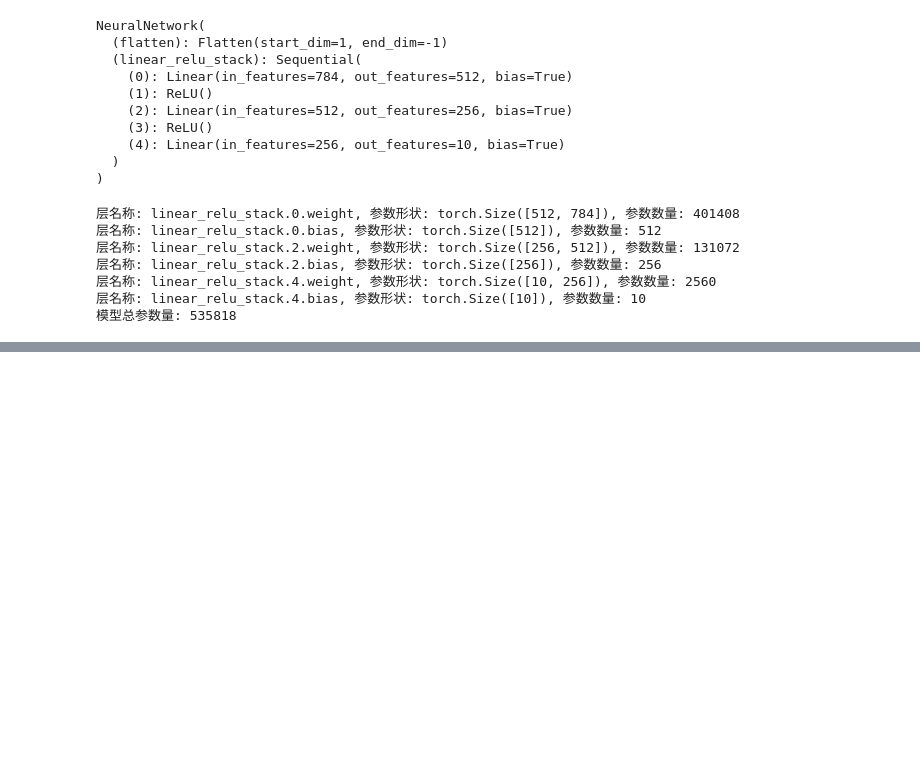
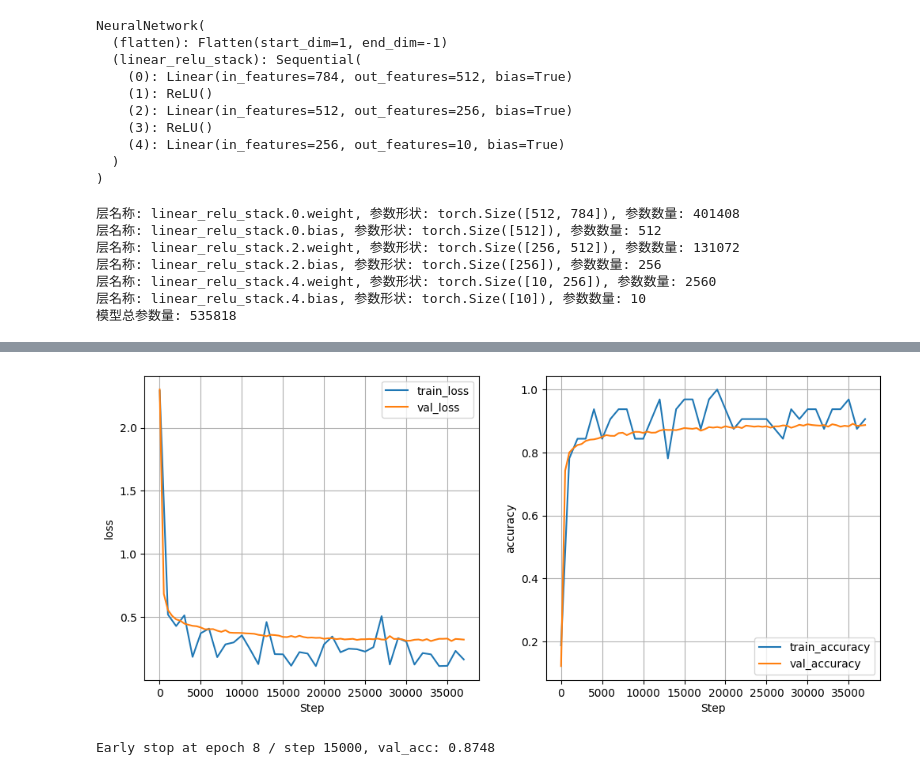
Before and after one commit to wjaren/AI, a Jupyter notebook: deep_learning/torch.ipynb, the cells around one changed output, grey strips where cells are left out. Saved outputs shown, nothing was run; the diff lists cells and outputs as text; code cells hidden in the pictures; blank space fills up the shorter version.

```diff
--- a/deep_learning/torch.ipynb
+++ b/deep_learning/torch.ipynb
@@ -119,10 +165,10 @@ plt.show()
 # num_workers参数指定用于数据加载的子进程数量，默认为0表示在主进程中加载数据。
 # pin_memory参数指定是否将数据加载到固定内存中，这对于使用GPU训练模型时可以提高性能。
 train_loader = torch.utils.data.DataLoader(
-    train_ds, batch_size=128, shuffle=True, num_workers=0
+    train_ds, batch_size=32, shuffle=True, num_workers=0
 )
 val_loader = torch.utils.data.DataLoader(
-    val_ds, batch_size=128, shuffle=False, num_workers=0
+    val_ds, batch_size=32, shuffle=False, num_workers=0
 )
 # %%
 for data, label in train_loader:
@@ -245,7 +291,7 @@ def evaluate(model, dataloader, loss_fn):
     # 返回平均损失值和准确率
     return np.mean(loss_list), accuracy
 # %%
-def train(model, train_loader, val_loader, loss_fn, optimizer, epochs, eval_interval=500):
+def train(model, train_loader, val_loader, loss_fn, optimizer, epochs=20, eval_interval=500):
     record_dict = {
         'train': [],
         'val': []
@@ -254,7 +300,7 @@ def train(model, train_loader, val_loader, loss_fn, optimizer, epochs, eval_inte
     global_step = 0  # 定义一个全局步骤计数器，用于跟踪训练过程中的总步骤数
     model.train()  # 将模型设置为训练模式，启用dropout和batch normalization等训练特定的行为
 
-    with tqdm(total=epochs * len(train_loader)) as pbar:  # 使用tqdm库创建一个进度条，显示训练的进度
+    with tqdm(total=epochs * len(train_loader), desc="Training") as pbar:  # 使用tqdm库创建一个进度条，显示训练的进度
         for epoch in range(epochs):  # 训练指定的轮数
             for data, label in train_loader:
                 data = data.to(device)  # 将输入数据移动到指定设备（CPU或GPU）
@@ -303,7 +349,4 @@ def train(model, train_loader, val_loader, loss_fn, optimizer, epochs, eval_inte
     return record_dict
 # %%
 model = model.to(device)  # 将模型移动到指定设备（CPU或GPU）
-record_dict = train(
-    model, train_loader, val_loader,
-    loss_fn, optimizer, epochs=20, eval_interval=1000
-)
+record_dict = train(model, train_loader, val_loader, loss_fn, optimizer)
@@ -309,0 +381,14 @@ record_dict = train(
+# %%
+fig, axs = plt.subplots(1, 2, figsize=(12, 5))
+for idx, item in enumerate(['loss', 'accuracy']):
+    ax = axs[idx]
+    ax.plot([x['step'] for x in record_dict['train']][::1000],
+            [x[item] for x in record_dict['train']][::1000], label='train_' + item)
+    ax.plot([x['step'] for x in record_dict['val']],
+            [x[item] for x in record_dict['val']], label='val_' + item)
+    ax.set_xlabel('Step')
+    ax.set_ylabel(item)
+    ax.grid()
+    ax.legend()
+# %% [output]
+[figure, added]
@@ -309,0 +528,20 @@ record_dict = train(
+# %%
+# 带有回调函数的训练
+model = NeuralNetwork().to(device)
+
+ckpt_callback = CheckpointsCallback(
+    save_path='checkpoints', save_best_only=True)
+earlystop_callback = EarlyStopCallback()
+
+loss_fn = nn.CrossEntropyLoss()
+optimizer = torch.optim.SGD(model.parameters(), lr=1e-3, momentum=0.9)
+
+record_dict = train(
+    model, train_loader, val_loader, loss_fn, optimizer,
+    epochs=100,
+    eval_interval=1000,
+    checkpoints_callback=ckpt_callback,
+    earlystop_callback=earlystop_callback
+)
+# %% [output]
+Early stop at epoch 8 / step 15000, val_acc: 0.8748
```
Also changed, not shown: parts of 13 cells of this notebook.
